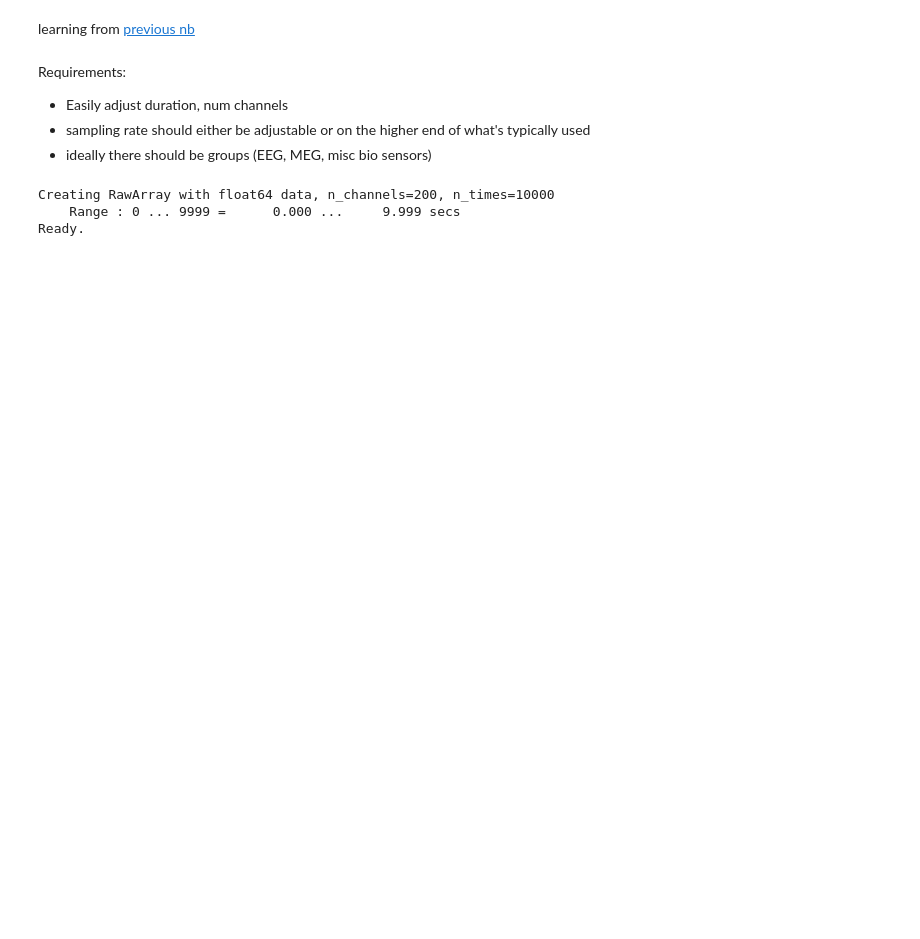
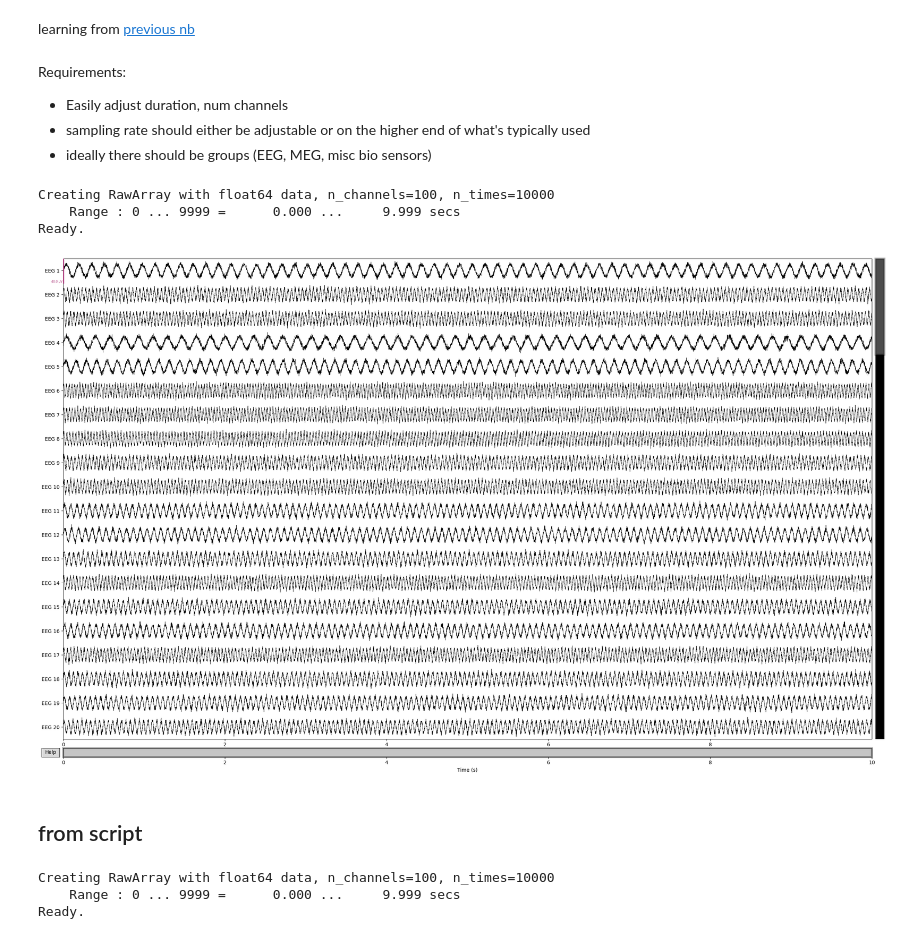
Before and after one commit to holoviz-topics/neuro, a Jupyter notebook: notebooks/eeg_viewer/2023-03-10_simdata_MNE.ipynb, the cells around one changed output. Drawn from its saved outputs; the diff is of its cells as text; code cells hidden in the pictures; blank space fills up the shorter version.

```diff
--- a/notebooks/eeg_viewer/2023-03-10_simdata_MNE.ipynb
+++ b/notebooks/eeg_viewer/2023-03-10_simdata_MNE.ipynb
@@ -11,19 +7,0 @@ import mne
-# %%
-duration = 10
-nchs = 200
-sampling_freq = 1000  # in Hertz
-
-times = np.linspace(0, duration, sampling_freq*duration, endpoint=False)
-sine = np.sin(20 * np.pi * times)
-data = np.tile(sine, (nchs, 1))
-
-info = mne.create_info(nchs,
-                       ch_types=['misc'] * nchs,
-                       sfreq=sampling_freq)
-
-simulated_raw = mne.io.RawArray(data, info)
-# simulated_raw.plot(show_scrollbars=False, show_scalebars=False)
-# %% [output]
-Creating RawArray with float64 data, n_channels=200, n_times=10000
-    Range : 0 ... 9999 =      0.000 ...     9.999 secs
-Ready.
@@ -29,0 +62,13 @@ Ready.
+# %%
+simeeg = simulate_eeg()
+# %% [output]
+Creating RawArray with float64 data, n_channels=100, n_times=10000
+    Range : 0 ... 9999 =      0.000 ...     9.999 secs
+Ready.
+# %%
+mne.viz.set_browser_backend('matplotlib')
+simeeg.plot();
+# %% [output]
+[figure, added]
+# %% [markdown]
+## from script
@@ -29,0 +79,6 @@ Ready.
+# %%
+eeg = simulate_eeg()
+# %% [output]
+Creating RawArray with float64 data, n_channels=100, n_times=10000
+    Range : 0 ... 9999 =      0.000 ...     9.999 secs
+Ready.
```
Also changed, not shown: parts of 4 cells of this notebook, 3 other files.
